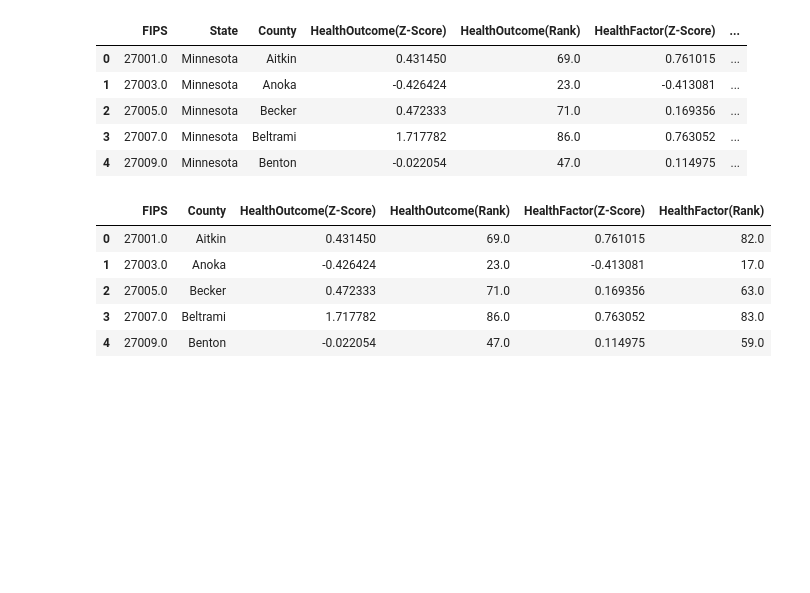
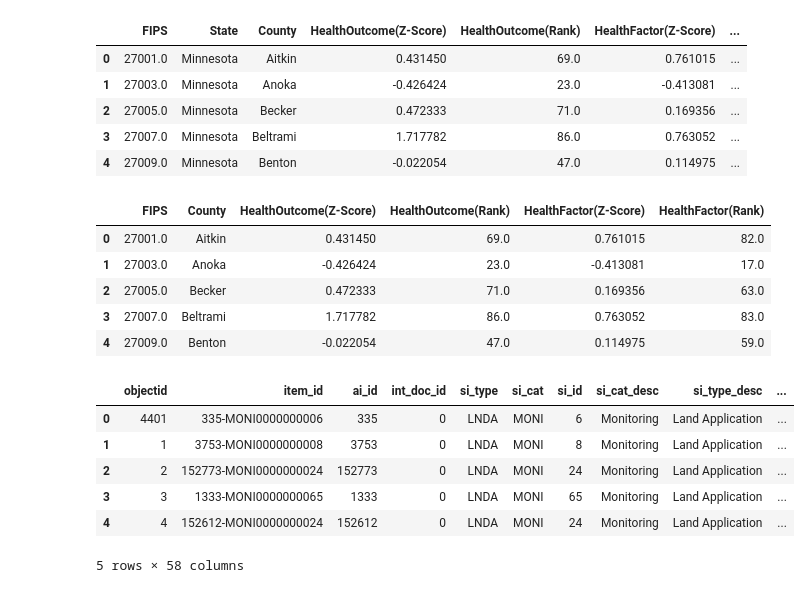
Before and after one commit to rolisingh10/Project-3, a Jupyter notebook: Project_3.ipynb, the cells around one changed output. Drawn from its saved outputs; the diff is of its cells as text; code cells hidden in the pictures; blank space fills up the shorter version.

```diff
--- a/Project_3.ipynb
+++ b/Project_3.ipynb
@@ -176,0 +177,11 @@ df_healthoutcome.to_json('Output/healthoutcome.json(2023)', orient='records', li
+# %%
+df_landPollution = pd.read_csv("Data/land_application_sites.csv")
+df_landPollution.head()
+# %% [output]
+|  | objectid | item_id | ai_id | int_doc_id | si_type | si_cat | si_id | si_cat_desc | si_type_desc | ... |
+| 0 | 4401 | 335-MONI0000000006 | 335 | 0 | LNDA | MONI | 6 | Monitoring | Land Application | ... |
+| 1 | 1 | 3753-MONI0000000008 | 3753 | 0 | LNDA | MONI | 8 | Monitoring | Land Application | ... |
+| 2 | 2 | 152773-MONI0000000024 | 152773 | 0 | LNDA | MONI | 24 | Monitoring | Land Application | ... |
+| 3 | 3 | 1333-MONI0000000065 | 1333 | 0 | LNDA | MONI | 65 | Monitoring | Land Application | ... |
+| 4 | 4 | 152612-MONI0000000024 | 152612 | 0 | LNDA | MONI | 24 | Monitoring | Land Application | ... |
+5 rows × 58 columns
```
Also changed, not shown: parts of 12 cells of this notebook, 3 other files.
